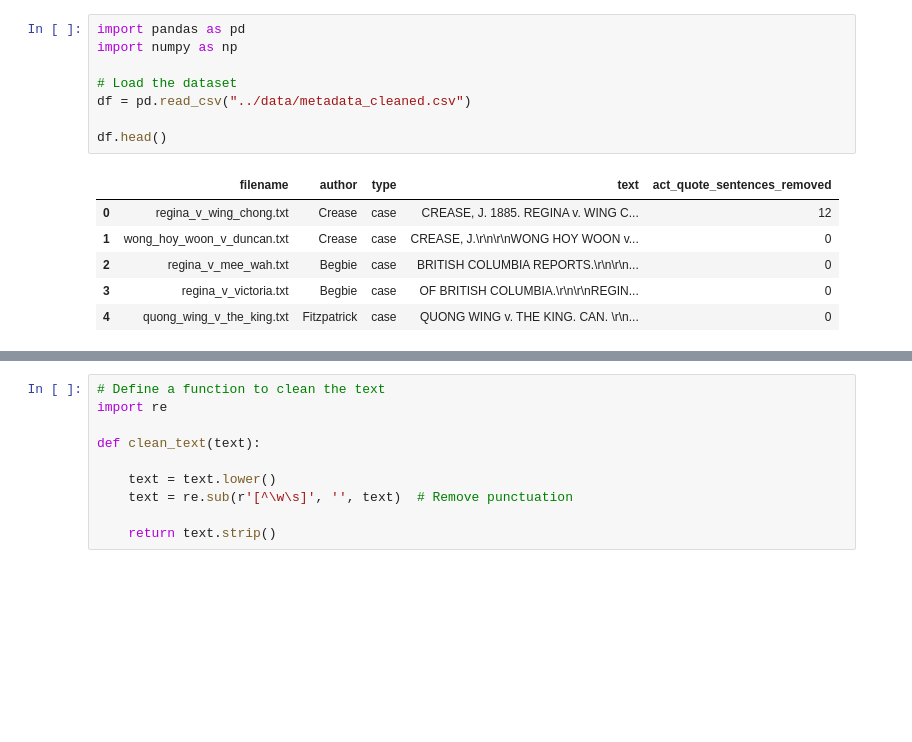
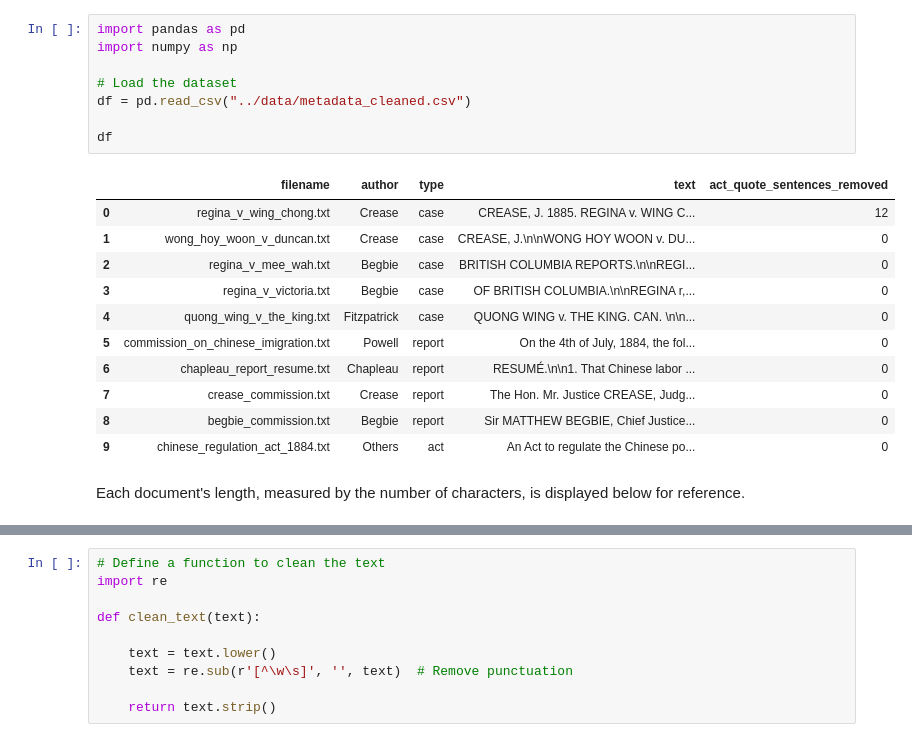
Before and after one commit to ubcecon/praxis-ubc, a Jupyter notebook: HIST_414_Notebooks/NLI/development/text_embeddings.ipynb, the cells around one changed output, grey strips where cells are left out. Cells and saved outputs as stored; diff of their text form; blank space fills up the shorter version.

```diff
--- a/HIST_414_Notebooks/NLI/development/text_embeddings.ipynb
+++ b/HIST_414_Notebooks/NLI/development/text_embeddings.ipynb
@@ -5,15 +23,22 @@
 # %%
 import pandas as pd
 import numpy as np
 
 # Load the dataset
 df = pd.read_csv("../data/metadata_cleaned.csv")
 
-df.head()
+df
 # %% [output]
 |  | filename | author | type | text | act_quote_sentences_removed |
 | 0 | regina_v_wing_chong.txt | Crease | case | CREASE, J. 1885. REGINA v. WING C... | 12 |
-| 1 | wong_hoy_woon_v_duncan.txt | Crease | case | CREASE, J.\r\n\r\nWONG HOY WOON v... | 0 |
-| 2 | regina_v_mee_wah.txt | Begbie | case | BRITISH COLUMBIA REPORTS.\r\n\r\n... | 0 |
-| 3 | regina_v_victoria.txt | Begbie | case | OF BRITISH COLUMBIA.\r\n\r\nREGIN... | 0 |
-| 4 | quong_wing_v_the_king.txt | Fitzpatrick | case | QUONG WING v. THE KING. CAN. \r\n... | 0 |
+| 1 | wong_hoy_woon_v_duncan.txt | Crease | case | CREASE, J.\n\nWONG HOY WOON v. DU... | 0 |
+| 2 | regina_v_mee_wah.txt | Begbie | case | BRITISH COLUMBIA REPORTS.\n\nREGI... | 0 |
+| 3 | regina_v_victoria.txt | Begbie | case | OF BRITISH COLUMBIA.\n\nREGINA r,... | 0 |
+| 4 | quong_wing_v_the_king.txt | Fitzpatrick | case | QUONG WING v. THE KING. CAN. \n\n... | 0 |
+| 5 | commission_on_chinese_imigration.txt | Powell | report | On the 4th of July, 1884, the fol... | 0 |
+| 6 | chapleau_report_resume.txt | Chapleau | report | RESUMÉ.\n\n1. That Chinese labor ... | 0 |
+| 7 | crease_commission.txt | Crease | report | The Hon. Mr. Justice CREASE, Judg... | 0 |
+| 8 | begbie_commission.txt | Begbie | report | Sir MATTHEW BEGBIE, Chief Justice... | 0 |
+| 9 | chinese_regulation_act_1884.txt | Others | act | An Act to regulate the Chinese po... | 0 |
+# %% [markdown]
+Each document's length, measured by the number of characters, is displayed below for reference.
```
Also changed, not shown: parts of 24 cells of this notebook, 4 other files.
